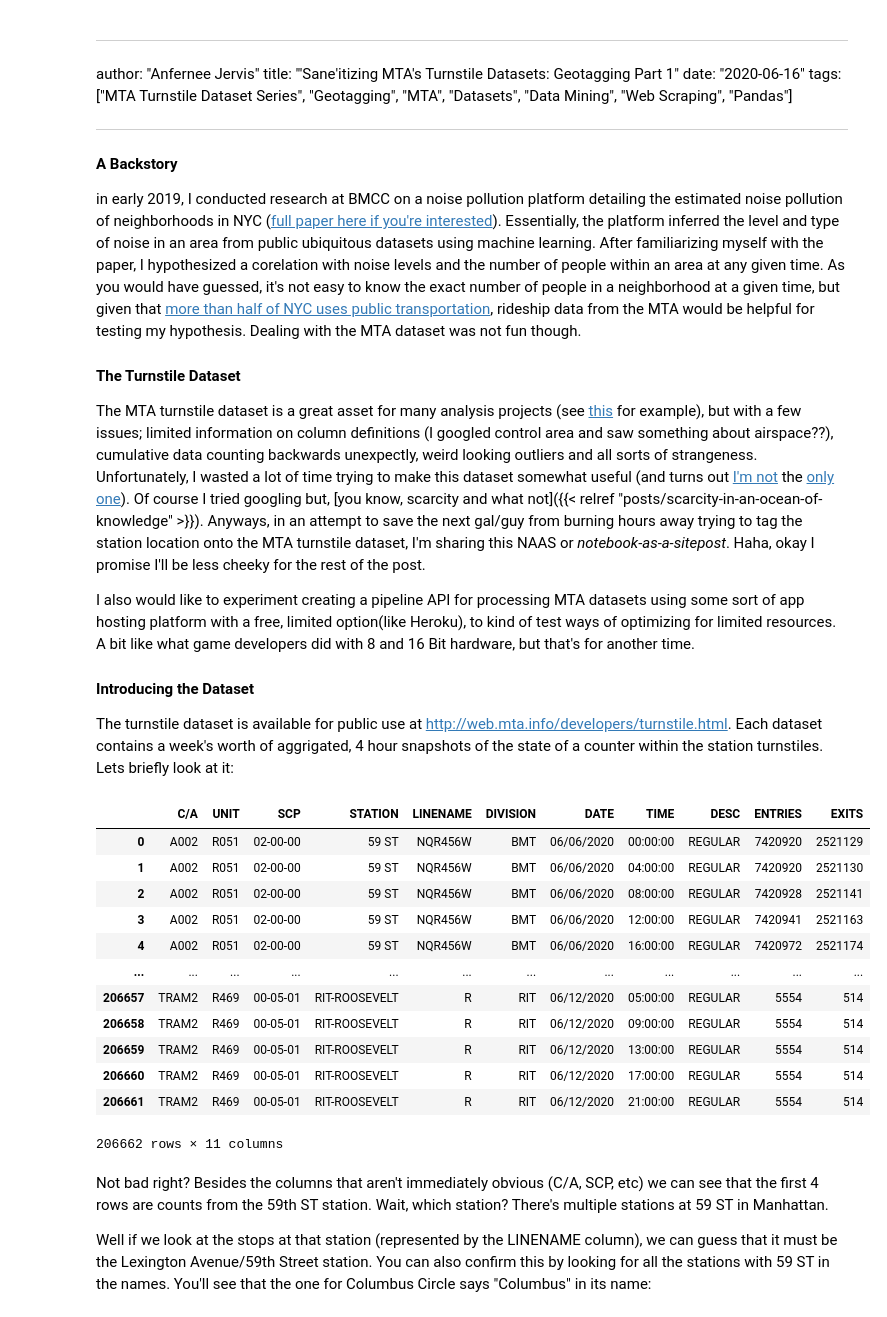
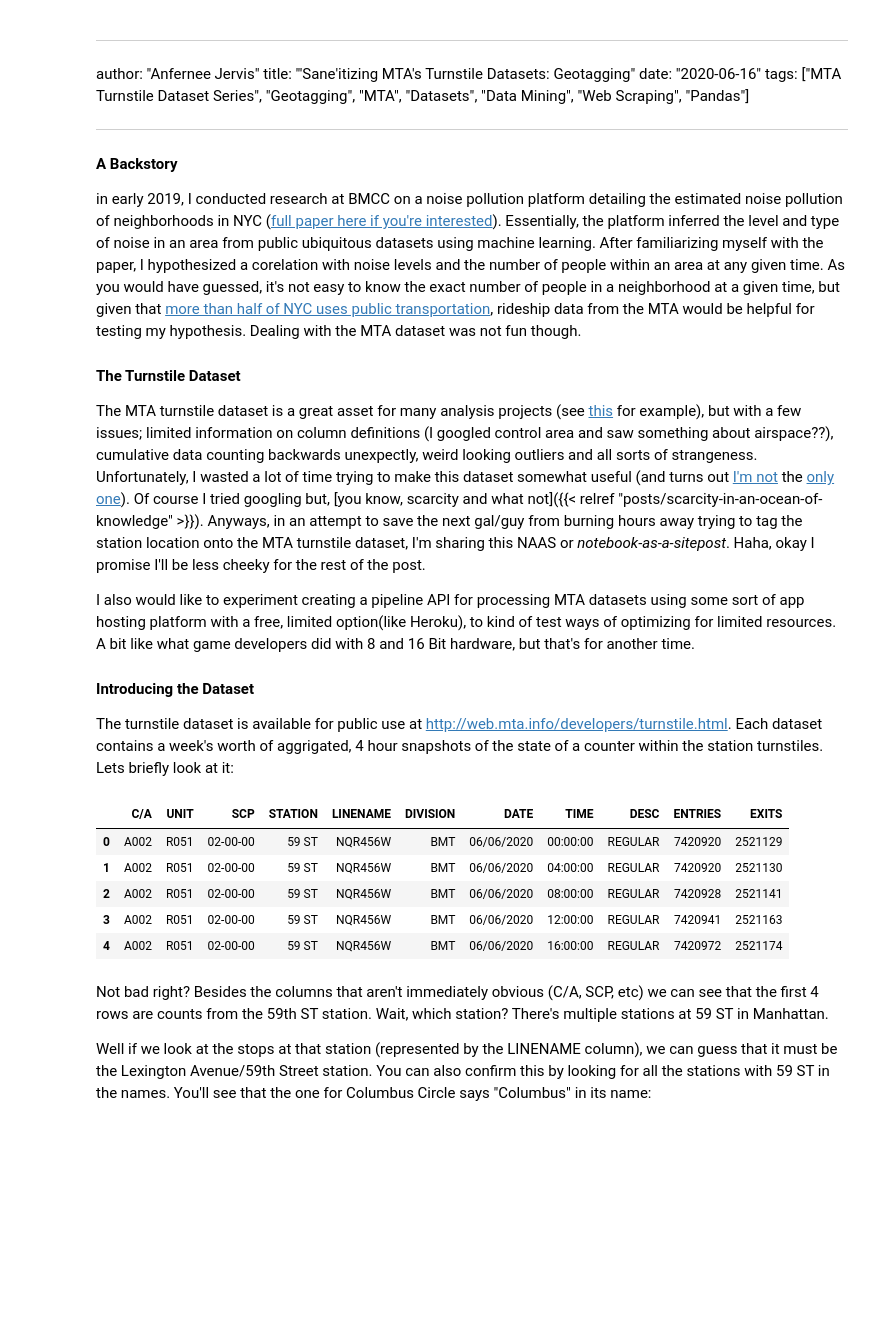
Before and after one commit to ajpen/ajpen.github.io, a Jupyter notebook: content/notebooks/mta-turnstile-dataset-geotagging.ipynb, the cells around one changed output. Drawn from its saved outputs; the diff is of its cells as text; code cells hidden in the pictures; blank space fills up the shorter version.

```diff
--- a/content/notebooks/mta-turnstile-dataset-geotagging.ipynb
+++ b/content/notebooks/mta-turnstile-dataset-geotagging.ipynb
@@ -2,7 +2,7 @@
 
 ---
 author: "Anfernee Jervis"
-title: "'Sane'itizing MTA's Turnstile Datasets: Geotagging Part 1"
+title: "'Sane'itizing MTA's Turnstile Datasets: Geotagging"
 date: "2020-06-16"
 tags: ["MTA Turnstile Dataset Series", "Geotagging", "MTA", "Datasets", "Data Mining", "Web Scraping", "Pandas"]
 
@@ -34,39 +34,32 @@ def get_available_datasets():
     fetches links to available datasets from MTA turnstile website.
     returns a dict of  date: url pairs.
     date format example: Saturday, April 11, 2020
     """
 
     MTA_URL = 'http://web.mta.info/developers/turnstile.html'
     DATA_URL_IDENTIFIER = 'data/nyct/turnstile/turnstile_'
     MTA_DOMAIN = 'http://web.mta.info/developers/'
 
     with urllib.request.urlopen(MTA_URL) as response:
       home_page = Selector(response.read().decode("utf8"))
 
     links = home_page.xpath('//a[contains(@href, "{}")]'.format(DATA_URL_IDENTIFIER))
     return {link.xpath('text()').get(): MTA_DOMAIN + link.xpath('@href').get() for link in links}
 
 
 # Okay, let's pull a dataset and create a dataframe. We'll use last week's data (Saturday, June 13, 2020)
 
 url = get_available_datasets()['Saturday, June 13, 2020']  # Ideally, what's returned from this function should be cached, but it'll run once so ¯\_(ツ)_/¯
 
 with urllib.request.urlopen(url) as response:
   df = pandas.read_csv(response)
 
-df
+df.head(5)
 # %% [output]
 |  | C/A | UNIT | SCP | STATION | LINENAME | DIVISION | DATE | TIME | DESC | ENTRIES | EXITS |
 | 0 | A002 | R051 | 02-00-00 | 59 ST | NQR456W | BMT | 06/06/2020 | 00:00:00 | REGULAR | 7420920 | 2521129 |
 | 1 | A002 | R051 | 02-00-00 | 59 ST | NQR456W | BMT | 06/06/2020 | 04:00:00 | REGULAR | 7420920 | 2521130 |
 | 2 | A002 | R051 | 02-00-00 | 59 ST | NQR456W | BMT | 06/06/2020 | 08:00:00 | REGULAR | 7420928 | 2521141 |
 | 3 | A002 | R051 | 02-00-00 | 59 ST | NQR456W | BMT | 06/06/2020 | 12:00:00 | REGULAR | 7420941 | 2521163 |
 | 4 | A002 | R051 | 02-00-00 | 59 ST | NQR456W | BMT | 06/06/2020 | 16:00:00 | REGULAR | 7420972 | 2521174 |
-| ... | ... | ... | ... | ... | ... | ... | ... | ... | ... | ... | ... |
-| 206657 | TRAM2 | R469 | 00-05-01 | RIT-ROOSEVELT | R | RIT | 06/12/2020 | 05:00:00 | REGULAR | 5554 | 514 |
-| 206658 | TRAM2 | R469 | 00-05-01 | RIT-ROOSEVELT | R | RIT | 06/12/2020 | 09:00:00 | REGULAR | 5554 | 514 |
-| 206659 | TRAM2 | R469 | 00-05-01 | RIT-ROOSEVELT | R | RIT | 06/12/2020 | 13:00:00 | REGULAR | 5554 | 514 |
-| 206660 | TRAM2 | R469 | 00-05-01 | RIT-ROOSEVELT | R | RIT | 06/12/2020 | 17:00:00 | REGULAR | 5554 | 514 |
-| 206661 | TRAM2 | R469 | 00-05-01 | RIT-ROOSEVELT | R | RIT | 06/12/2020 | 21:00:00 | REGULAR | 5554 | 514 |
-206662 rows × 11 columns
 # %% [markdown]
```
Also changed, not shown: parts of 9 cells of this notebook.
